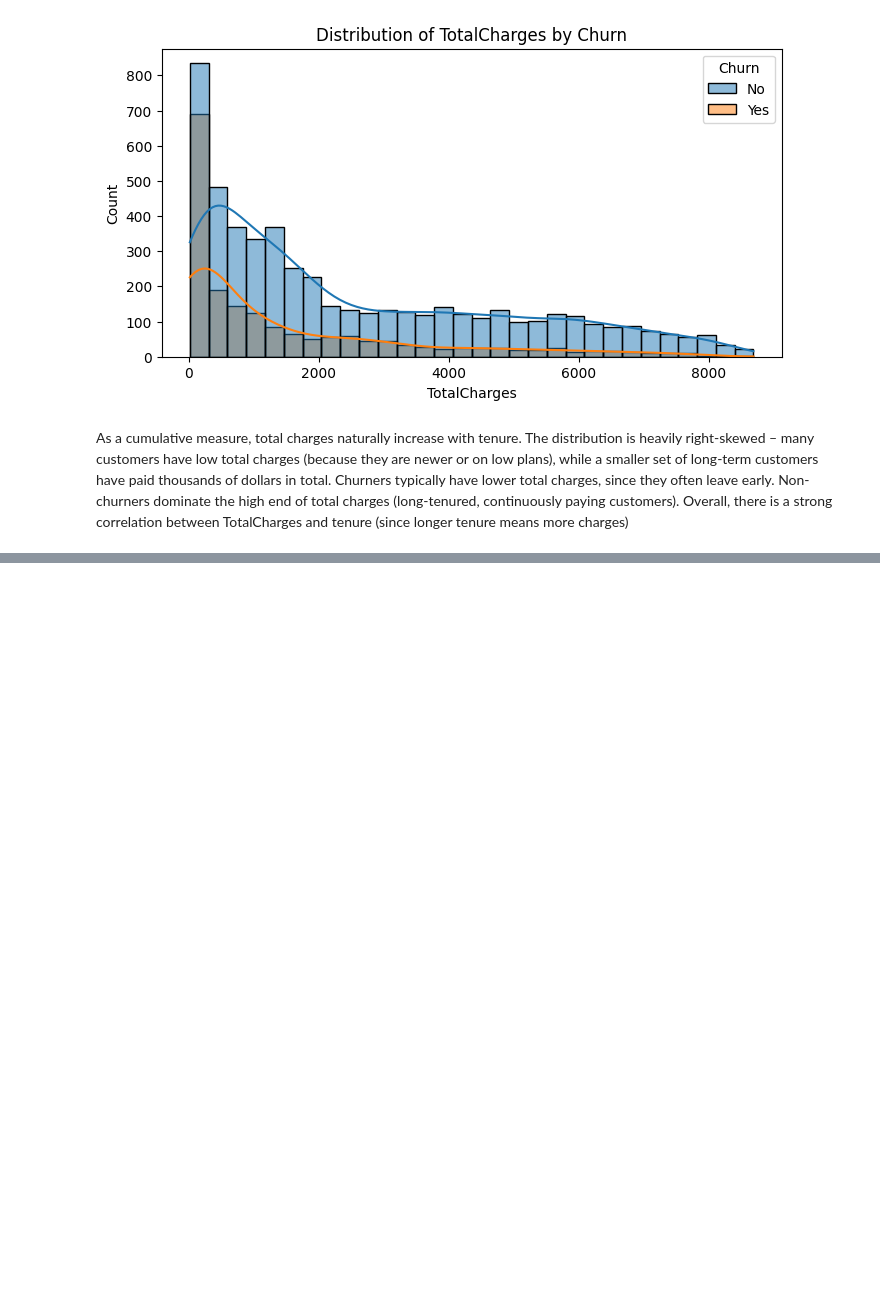
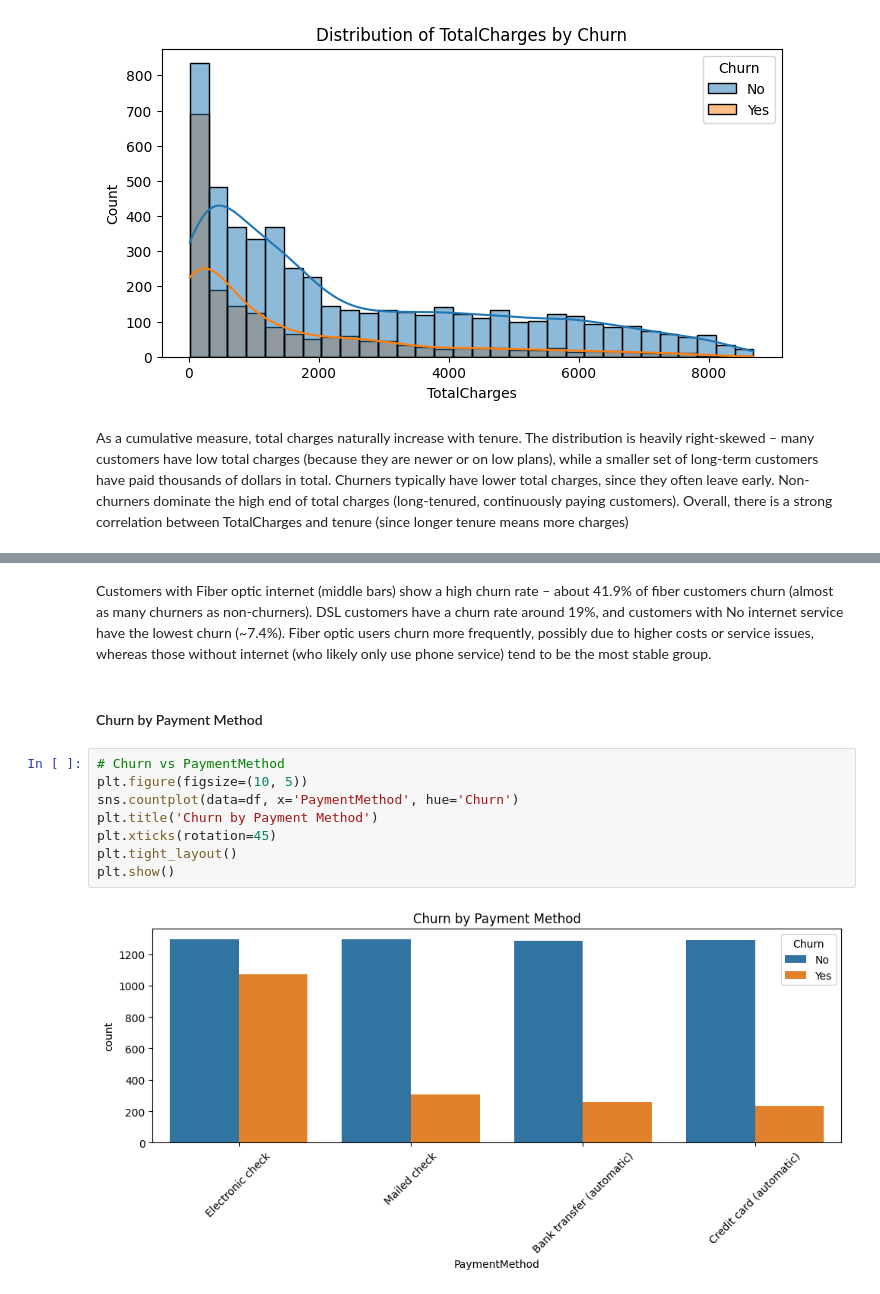
Before and after one commit to sMathujan/Telecom-Customer-Churn-Prediction, a Jupyter notebook: notebooks/EDA.ipynb, the cells around one changed output, grey strips where cells are left out. Saved outputs shown, nothing was run; the diff lists cells and outputs as text; blank space fills up the shorter version.

```diff
--- a/notebooks/EDA.ipynb
+++ b/notebooks/EDA.ipynb
@@ -231,0 +252,14 @@ As a cumulative measure, total charges naturally increase with tenure. The distr
+# %% [markdown]
+Customers with Fiber optic internet (middle bars) show a high churn rate – about 41.9% of fiber customers churn (almost as many churners as non-churners). DSL customers have a churn rate around 19%, and customers with No internet service have the lowest churn (~7.4%). Fiber optic users churn more frequently, possibly due to higher costs or service issues, whereas those without internet (who likely only use phone service) tend to be the most stable group.
+# %% [markdown]
+#### Churn by Payment Method
+# %%
+# Churn vs PaymentMethod
+plt.figure(figsize=(10, 5))
+sns.countplot(data=df, x='PaymentMethod', hue='Churn')
+plt.title('Churn by Payment Method')
+plt.xticks(rotation=45)
+plt.tight_layout()
+plt.show()
+# %% [output]
+[figure, added]
```
Also changed, not shown: parts of 9 cells of this notebook.
